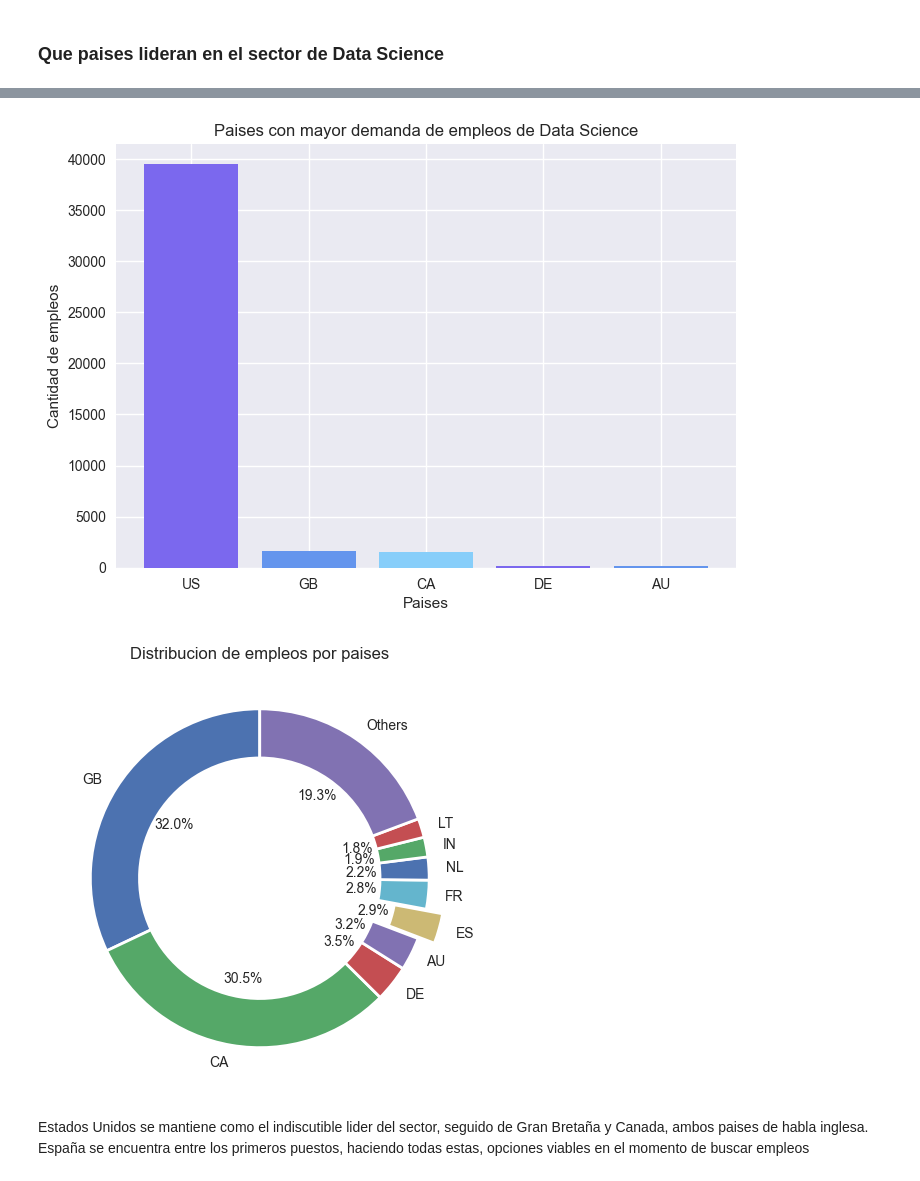
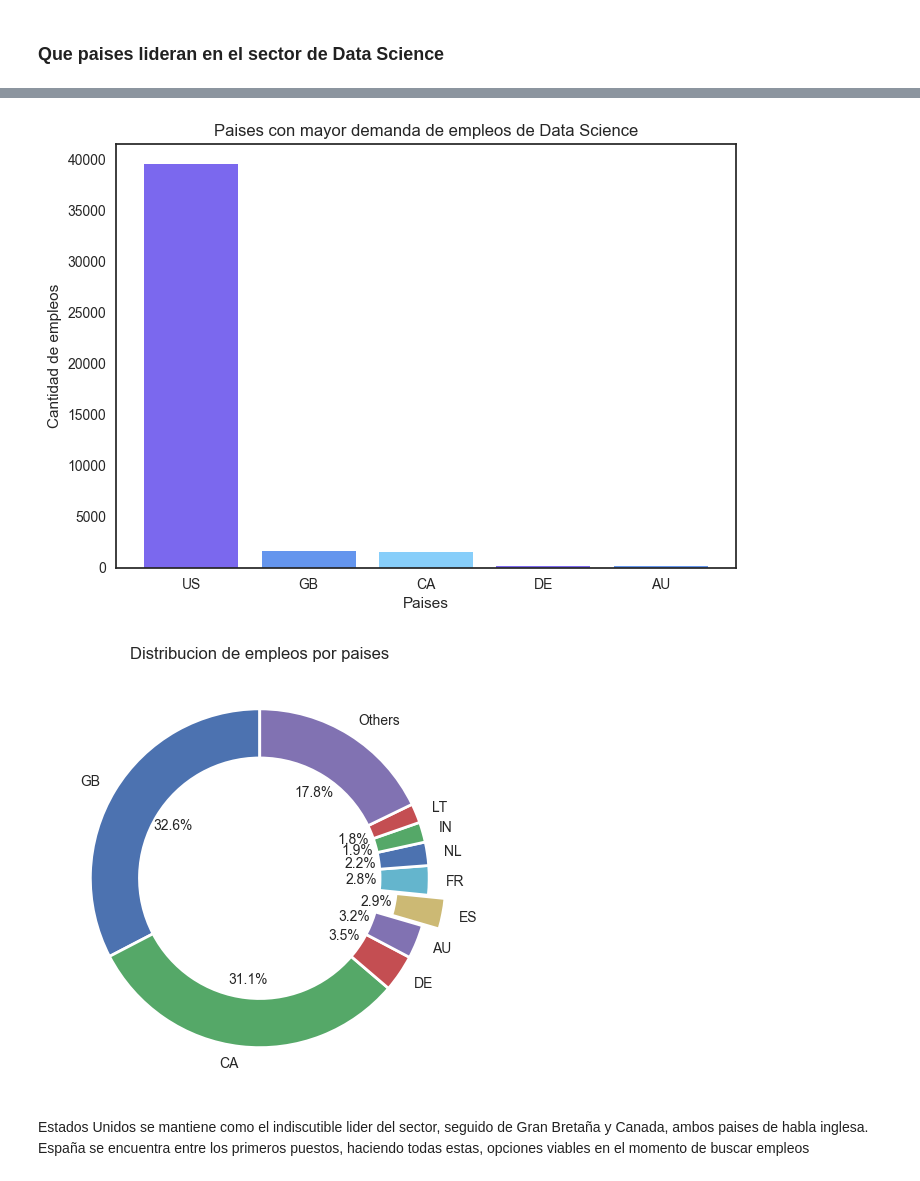
Before and after one commit to danielg9611/EDA_DataScience_2020-2025, a Jupyter notebook: memoria.ipynb, the cells around one changed output, grey strips where cells are left out. Saved outputs shown, nothing was run; the diff lists cells and outputs as text; code cells hidden in the pictures.

```diff
--- a/memoria.ipynb
+++ b/memoria.ipynb
@@ -56,7 +56,7 @@ from scipy.interpolate import make_interp_spline
 import warnings
 warnings.filterwarnings('ignore')
 # %%
-plt.style.use('seaborn-v0_8')
+plt.style.use('seaborn-v0_8-white')
 # %% [markdown]
 ## **DATA UNDERSTANDING**
 # %% [markdown]
@@ -324,23 +398,21 @@ plt.ylabel('Cantidad de empleos')
 
 plt.show()
 # %% [output]
-[figure, old version]
+[figure, new version]
 # %%
 main = countries[countries['company_location'] != "US"] # & (countries['company_location'] != "CA") & (countries['company_location'] != "IN")'''
 main = main.iloc[:9]
-others = countries.iloc[9:]['count'].sum()
-others
-main
+others = countries.iloc[10:]['count'].sum()
 
 sizes = main['count'].tolist() + [others]
 labels = main['company_location'].tolist() + ['Others']
 
 plt.pie(sizes, labels=labels, autopct='%1.1f%%', startangle=90, wedgeprops={'linewidth': 2, 'edgecolor': 'white','width': 0.29}, explode=[0.1 if label == 'ES' else 0 for label in labels])
 
 plt.title('Distribucion de empleos por paises')
 plt.show()
 # %% [output]
-[figure, old version]
+[figure, new version]
 # %% [markdown]
 Estados Unidos se mantiene como el indiscutible lider del sector, seguido de Gran Bretaña y Canada, ambos paises de habla inglesa. España se encuentra entre los primeros puestos, haciendo todas estas, opciones viables en el momento de buscar empleos
 # %% [markdown]
```
Also changed, not shown: parts of 17 cells of this notebook, 6 other files.
